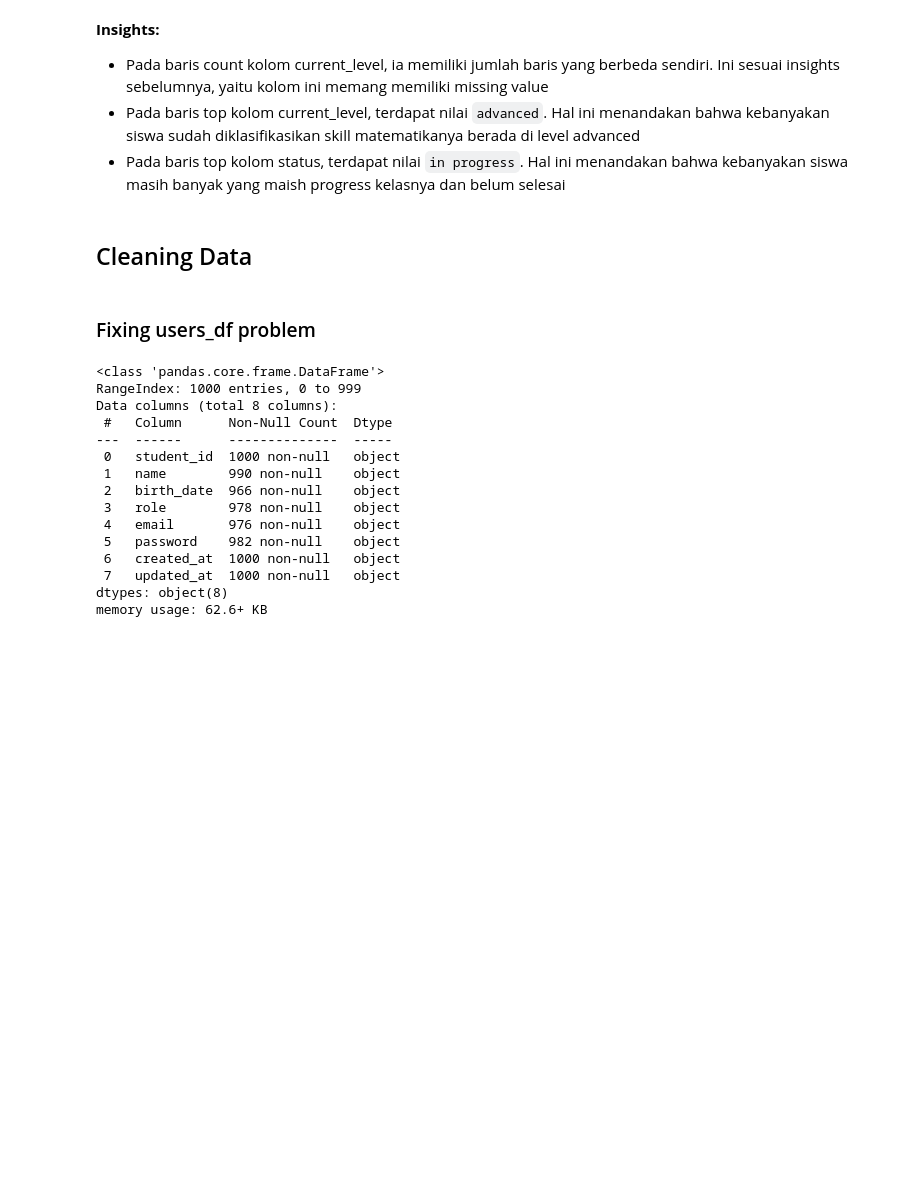
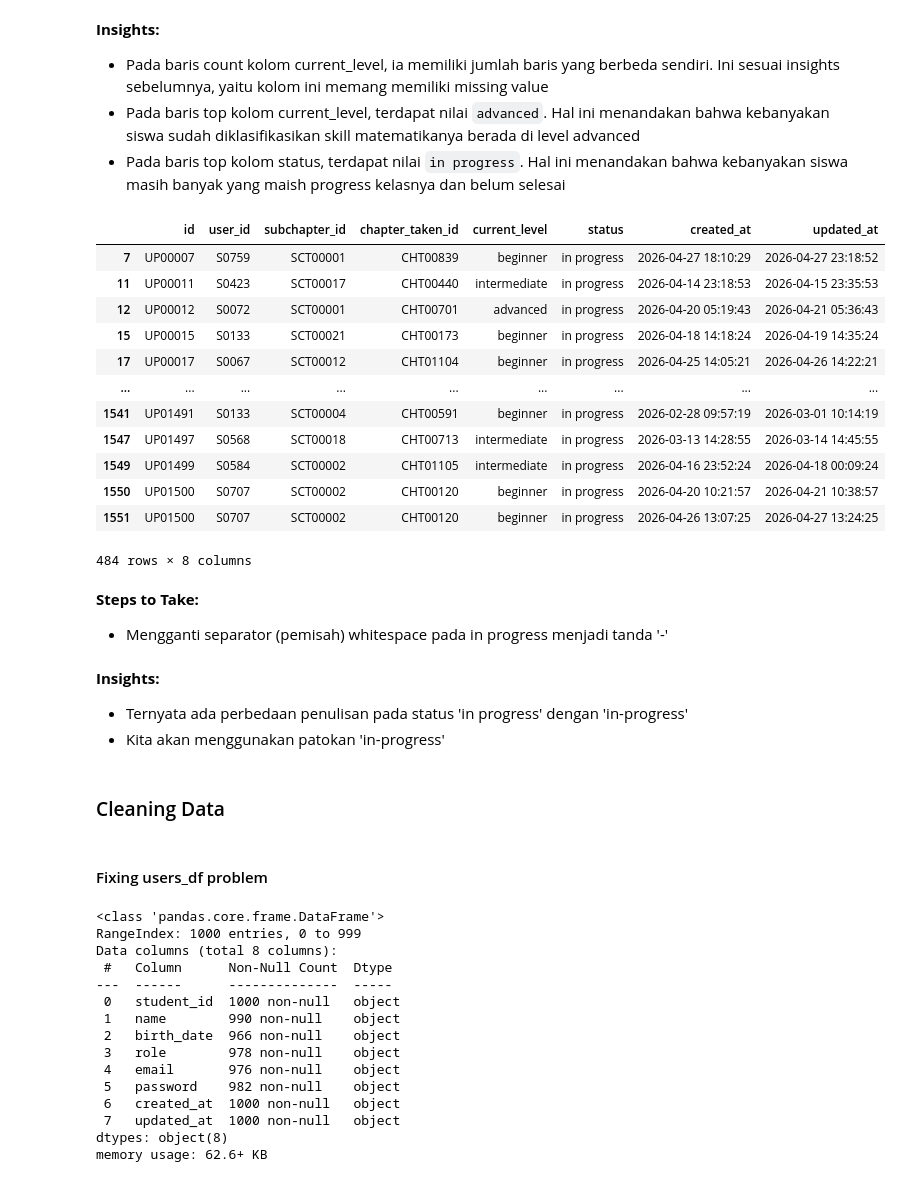
Before and after one commit to Farhan-Nawwafal/amati-app, a Jupyter notebook: data-science/notebooks/data_wrangling.ipynb, the cells around one changed output. Saved outputs shown, nothing was run; the diff lists cells and outputs as text; code cells hidden in the pictures; blank space fills up the shorter version.

```diff
--- a/data-science/notebooks/data_wrangling.ipynb
+++ b/data-science/notebooks/data_wrangling.ipynb
@@ -629,10 +642,34 @@ user_progress_df.describe(include='all')
 - Pada baris count kolom current_level, ia memiliki jumlah baris yang berbeda sendiri. Ini sesuai insights sebelumnya, yaitu kolom ini memang memiliki missing value
 - Pada baris top kolom current_level, terdapat nilai `advanced`. Hal ini menandakan bahwa kebanyakan siswa sudah diklasifikasikan skill matematikanya berada di level advanced
 - Pada baris top kolom status, terdapat nilai `in progress`. Hal ini menandakan bahwa kebanyakan siswa masih banyak yang maish progress kelasnya dan belum selesai
+# %%
+# Mengecek apakah ada perbedaan penulisan antara in-progress dengan in progress
+user_progress_df[user_progress_df['status'] == 'in progress']
+# %% [output]
+|  | id | user_id | subchapter_id | chapter_taken_id | current_level | status | created_at | updated_at |
+| 7 | UP00007 | S0759 | SCT00001 | CHT00839 | beginner | in progress | 2026-04-27 18:10:29 | 2026-04-27 23:18:52 |
+| 11 | UP00011 | S0423 | SCT00017 | CHT00440 | intermediate | in progress | 2026-04-14 23:18:53 | 2026-04-15 23:35:53 |
+| 12 | UP00012 | S0072 | SCT00001 | CHT00701 | advanced | in progress | 2026-04-20 05:19:43 | 2026-04-21 05:36:43 |
+| 15 | UP00015 | S0133 | SCT00021 | CHT00173 | beginner | in progress | 2026-04-18 14:18:24 | 2026-04-19 14:35:24 |
+| 17 | UP00017 | S0067 | SCT00012 | CHT01104 | beginner | in progress | 2026-04-25 14:05:21 | 2026-04-26 14:22:21 |
+| ... | ... | ... | ... | ... | ... | ... | ... | ... |
+| 1541 | UP01491 | S0133 | SCT00004 | CHT00591 | beginner | in progress | 2026-02-28 09:57:19 | 2026-03-01 10:14:19 |
+| 1547 | UP01497 | S0568 | SCT00018 | CHT00713 | intermediate | in progress | 2026-03-13 14:28:55 | 2026-03-14 14:45:55 |
+| 1549 | UP01499 | S0584 | SCT00002 | CHT01105 | intermediate | in progress | 2026-04-16 23:52:24 | 2026-04-18 00:09:24 |
+| 1550 | UP01500 | S0707 | SCT00002 | CHT00120 | beginner | in progress | 2026-04-20 10:21:57 | 2026-04-21 10:38:57 |
+| 1551 | UP01500 | S0707 | SCT00002 | CHT00120 | beginner | in progress | 2026-04-26 13:07:25 | 2026-04-27 13:24:25 |
+484 rows × 8 columns
+# %% [markdown]
+**Steps to Take:**
+- Mengganti separator (pemisah) whitespace pada in progress menjadi tanda '-'
+# %% [markdown]
+**Insights:**
+- Ternyata ada perbedaan penulisan pada status 'in progress' dengan 'in-progress'
+- Kita akan menggunakan patokan 'in-progress'
 # %% [markdown]
-## Cleaning Data
+### Cleaning Data
 # %% [markdown]
-### Fixing users_df problem
+#### Fixing users_df problem
 # %%
 # Mengecek struktur data
 users_df.info()
```
Also changed, not shown: parts of 75 cells of this notebook.
